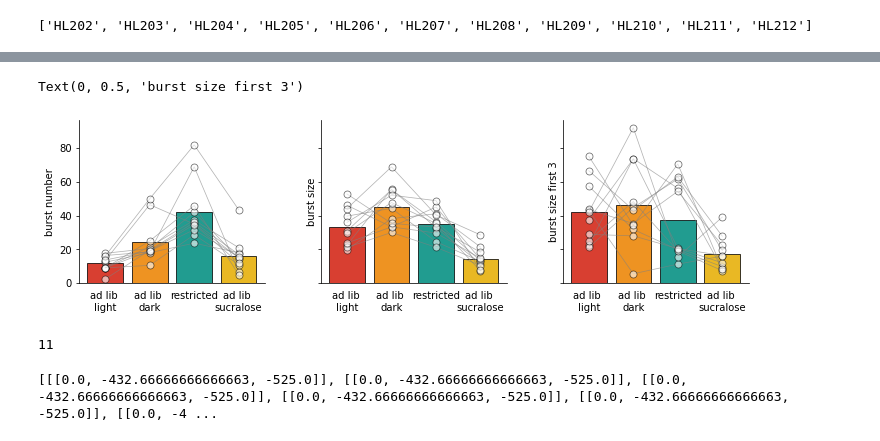
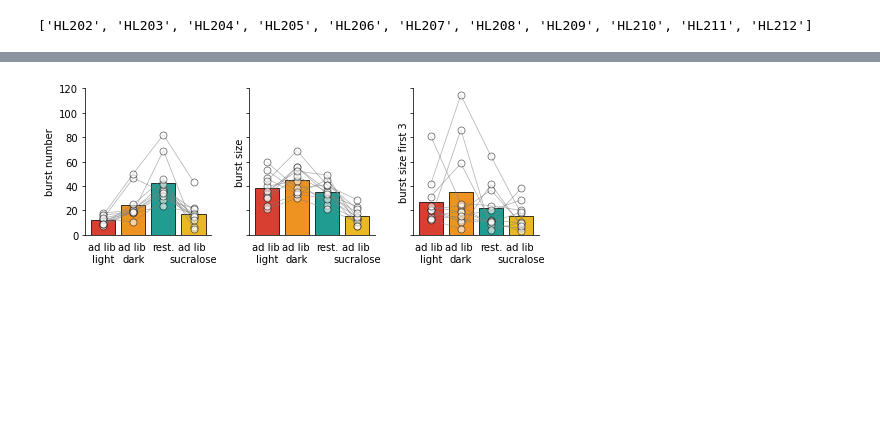
Before and after one commit to linneavolcko/hislight, a Jupyter notebook: notebooks/fig1_behavior.ipynb, the cells around one changed output, grey strips where cells are left out. Drawn from its saved outputs; the diff is of its cells as text; code cells hidden in the pictures; blank space fills up the shorter version.

```diff
--- a/notebooks/fig1_behavior.ipynb
+++ b/notebooks/fig1_behavior.ipynb
@@ -42,7 +42,10 @@ def get_lick_data (data, mice):
 
         for key, val in data.items():
             if val["mouse_ID"] == mouse:
+                if len(val["licks"]) < 3:
+                    continue
                 onset= val["licks"]
+                #print(onset)
                 lickdata = tp.lickCalc(onset, minburstlength=3)
                 temp_total.append(lickdata["total"])
                 temp_lick.append(lickdata["licks"])
@@ -55,7 +58,8 @@ def get_lick_data (data, mice):
         burst_size.append(np.mean(temp_burstsize))
         burst_size_first_3.append(np.mean(temp_burstsize_first_3))
 
-    data_to_return = {"licks":licks, "burst number": burst_number, "burst size": burst_size, "burst size first 3": burst_size_first_3}
+    data_to_return= {"licks":licks, "burst number": burst_number, "burst size": burst_size, "burst size first 3": burst_size_first_3}
+
     return data_to_return
 # %%
 mice= get_mice(adlib_light)
@@ -63,7 +67,7 @@ print(mice)
 # %% [output]
 ['HL202', 'HL203', 'HL204', 'HL205', 'HL206', 'HL207', 'HL208', 'HL209', 'HL210', 'HL211', 'HL212']
 # %%
-adlib_light= get_lick_data(adlib_light, mice)
-adlib_dark= get_lick_data(adlib_dark, mice)
-adlib_sucralose= get_lick_data(adlib_sucralose, mice)
-restricted_dark= get_lick_data(restricted_dark, mice)
+adlib_light_means= get_lick_data(adlib_light, mice)
+adlib_dark_means= get_lick_data(adlib_dark, mice)
+adlib_sucralose_means= get_lick_data(adlib_sucralose, mice)
+restricted_dark_means= get_lick_data(restricted_dark, mice)
@@ -97,40 +190,44 @@ Text(0, 0.5, 'licks')
 # %%
-f,ax=plt.subplots(figsize=(12, 3), ncols=3, sharey=True)
+f,ax=plt.subplots(figsize=(9, 3), ncols=3, sharey=True, gridspec_kw={"bottom": 0.2, "left":0.2})
 plt.subplots_adjust(wspace=0.3)
 
-tp.barscatter([adlib_light["burst number"], adlib_dark["burst number"], restricted_dark["burst number"], adlib_sucralose["burst number"]],
+tp.barscatter([adlib_light_means["burst number"], adlib_dark_means["burst number"],
+               restricted_dark_means["burst number"], adlib_sucralose_means["burst number"]],
               paired=True,
               barfacecolor_option='individual',
               barfacecolor=colors,
               scattersize=70,
-              grouplabel= ["ad lib \nlight", "ad lib \ndark", "restricted", "ad lib \nsucralose"],
+              grouplabel= ["ad lib \nlight", "ad lib \ndark", "rest.", "ad lib \nsucralose"],
               scatteralpha=0.6,
               ax=ax[0])
 
-tp.barscatter([adlib_light["burst size"], adlib_dark["burst size"], restricted_dark["burst size"], adlib_sucralose["burst size"]],
+tp.barscatter([adlib_light_means["burst size"], adlib_dark_means["burst size"],
+               restricted_dark_means["burst size"], adlib_sucralose_means["burst size"]],
               paired=True,
               barfacecolor_option='individual',
               barfacecolor=colors,
               scattersize=70,
-              grouplabel= ["ad lib \nlight", "ad lib \ndark", "restricted", "ad lib \nsucralose"],
+              grouplabel= ["ad lib \nlight", "ad lib \ndark", "rest.", "ad lib \nsucralose"],
               scatteralpha=0.6,
               ax=ax[1])
 
-tp.barscatter([adlib_light["burst size first 3"],adlib_dark["burst size first 3"], restricted_dark["burst size first 3"], adlib_sucralose["burst size first 3"]],
+tp.barscatter([adlib_light_means["burst size first 3"],adlib_dark_means["burst size first 3"],
+               restricted_dark_means["burst size first 3"], adlib_sucralose_means["burst size first 3"]],
               paired=True,
               barfacecolor_option='individual',
               barfacecolor=colors,
               scattersize=70,
-              grouplabel= ["ad lib \nlight", "ad lib \ndark", "restricted", "ad lib \nsucralose"],
+              grouplabel= ["ad lib \nlight", "ad lib \ndark", "rest.", "ad lib \nsucralose"],
               scatteralpha=0.6,
               ax=ax[2])
 
 ax[0].set_ylabel("burst number")
 ax[1].set_ylabel("burst size")
 ax[2].set_ylabel("burst size first 3")
+
+f.savefig("C:\\Users\\kvo019\\OneDrive - UiT Office 365\\Pipette 2\\People\\Linnea\\Manuscripts\\hislight paper\\figures\\microstructure.pdf")
 # %% [output]
-Text(0, 0.5, 'burst size first 3')
-[figure, old version]
+[figure, new version]
 # %%
 def get_runs(onset, min_run_length=3, run_threshold=10):
 
@@ -178,8 +275,0 @@ test= adlib_light["licks"]
-# %%
-len(test)
-# %% [output]
-11
-# %%
-unrestricted_runs = get_runs_from_all(mice, test)
-# %% [output]
-[[[0.0, -432.66666666666663, -525.0]], [[0.0, -432.66666666666663, -525.0]], [[0.0, -432.66666666666663, -525.0]], [[0.0, -432.66666666666663, -525.0]], [[0.0, -432.66666666666663, -525.0]], [[0.0, -4 ...
```
Also changed, not shown: parts of 19 cells of this notebook, 20 other files.
